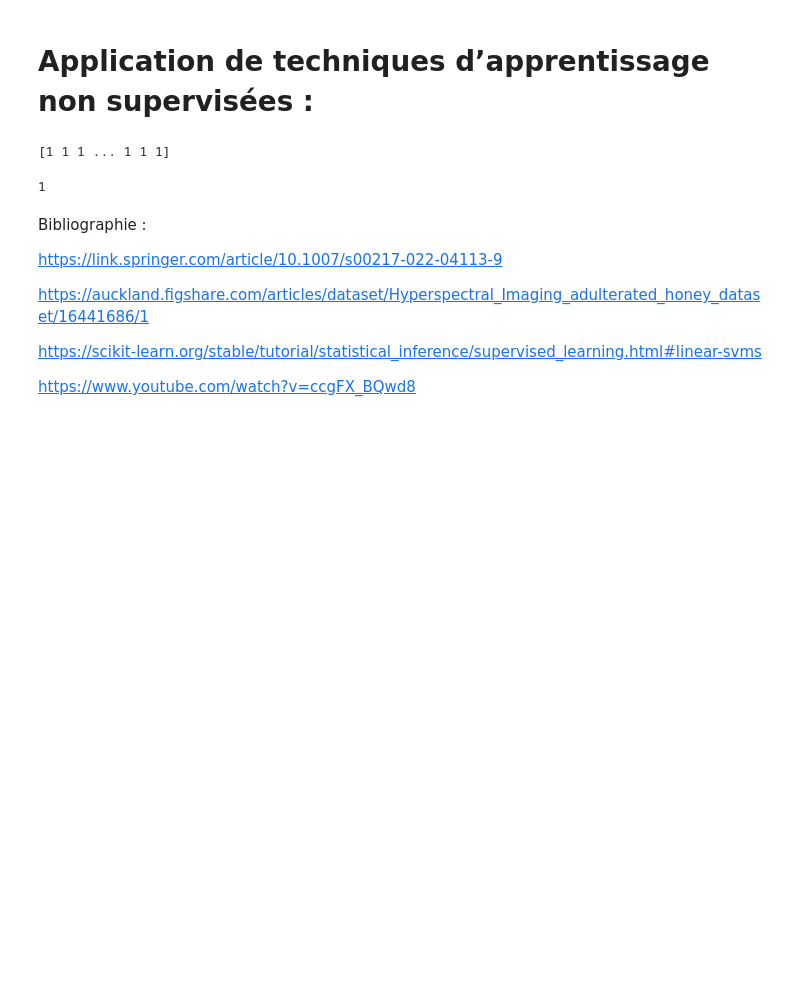
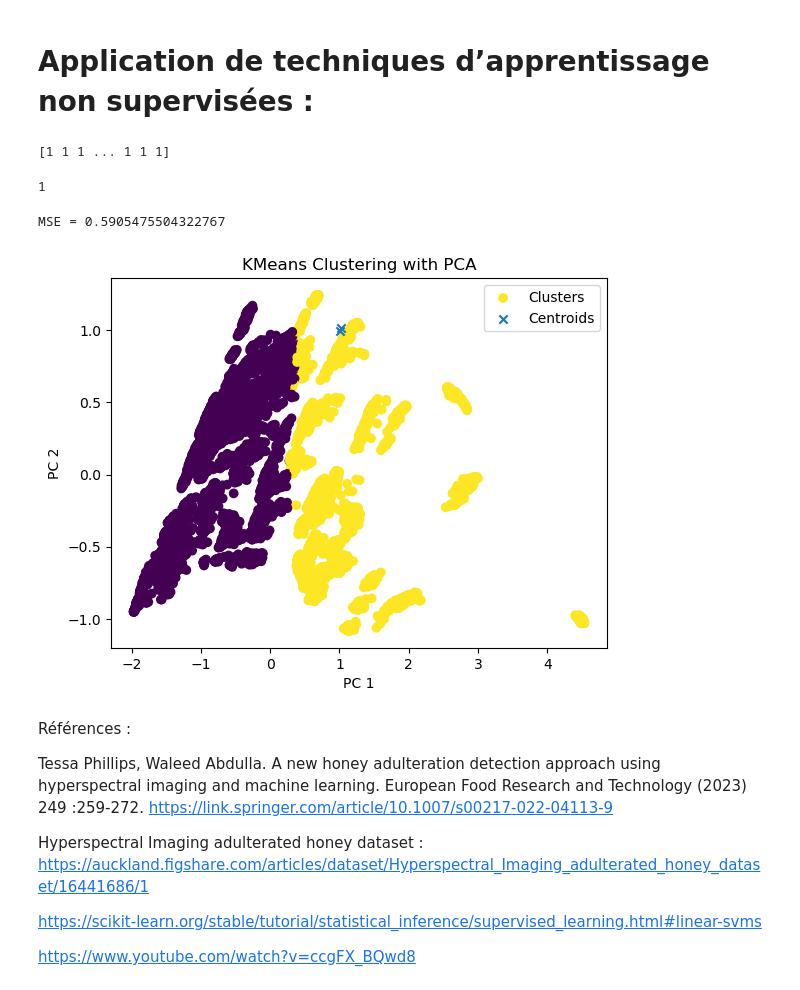
Before and after one commit to oussamajaouabi/Honey-Adulteration-Detection, a Jupyter notebook: Projet - Fouille de données.ipynb, the cells around one changed output. Drawn from its saved outputs; the diff is of its cells as text; code cells hidden in the pictures; blank space fills up the shorter version.

```diff
--- a/Projet - Fouille de données.ipynb
+++ b/Projet - Fouille de données.ipynb
@@ -855,12 +859,39 @@ df[df['Adulteration']==1]
 print(kmeans.labels_[8670])
 # %% [output]
 1
+# %%
+true_class = df['Adulteration']
+true_class
+
+mse = np.mean((true_class - kmeans.labels_)**2)
+print("MSE =", mse)
+# %% [output]
+MSE = 0.5905475504322767
+# %%
+from sklearn.decomposition import PCA
+
+pca = PCA(n_components=2)
+X_pca = pca.fit_transform(X)
+
+plt.scatter(X_pca[:, 0], X_pca[:, 1], c=kmeans.labels_, marker='o', label='Clusters')
+plt.scatter(kmeans.cluster_centers_[:, 0], kmeans.cluster_centers_[:, 1], marker='x', label='Centroids')
+
+plt.title('KMeans Clustering with PCA')
+plt.xlabel('PC 1')
+plt.ylabel('PC 2')
+plt.legend()
+plt.show()
+# %% [output]
+[figure, added]
 # %% [markdown]
-Bibliographie :
+Références :
 
+Tessa Phillips, Waleed Abdulla. A new honey adulteration detection approach
+using hyperspectral imaging and machine learning. European Food Research and
+Technology (2023) 249 :259-272.
 https://link.springer.com/article/10.1007/s00217-022-04113-9
 
-https://auckland.figshare.com/articles/dataset/Hyperspectral_Imaging_adulterated_honey_dataset/16441686/1
+Hyperspectral Imaging adulterated honey dataset : https://auckland.figshare.com/articles/dataset/Hyperspectral_Imaging_adulterated_honey_dataset/16441686/1
 
 https://scikit-learn.org/stable/tutorial/statistical_inference/supervised_learning.html#linear-svms
 
```
Also changed, not shown: parts of 9 cells of this notebook.
